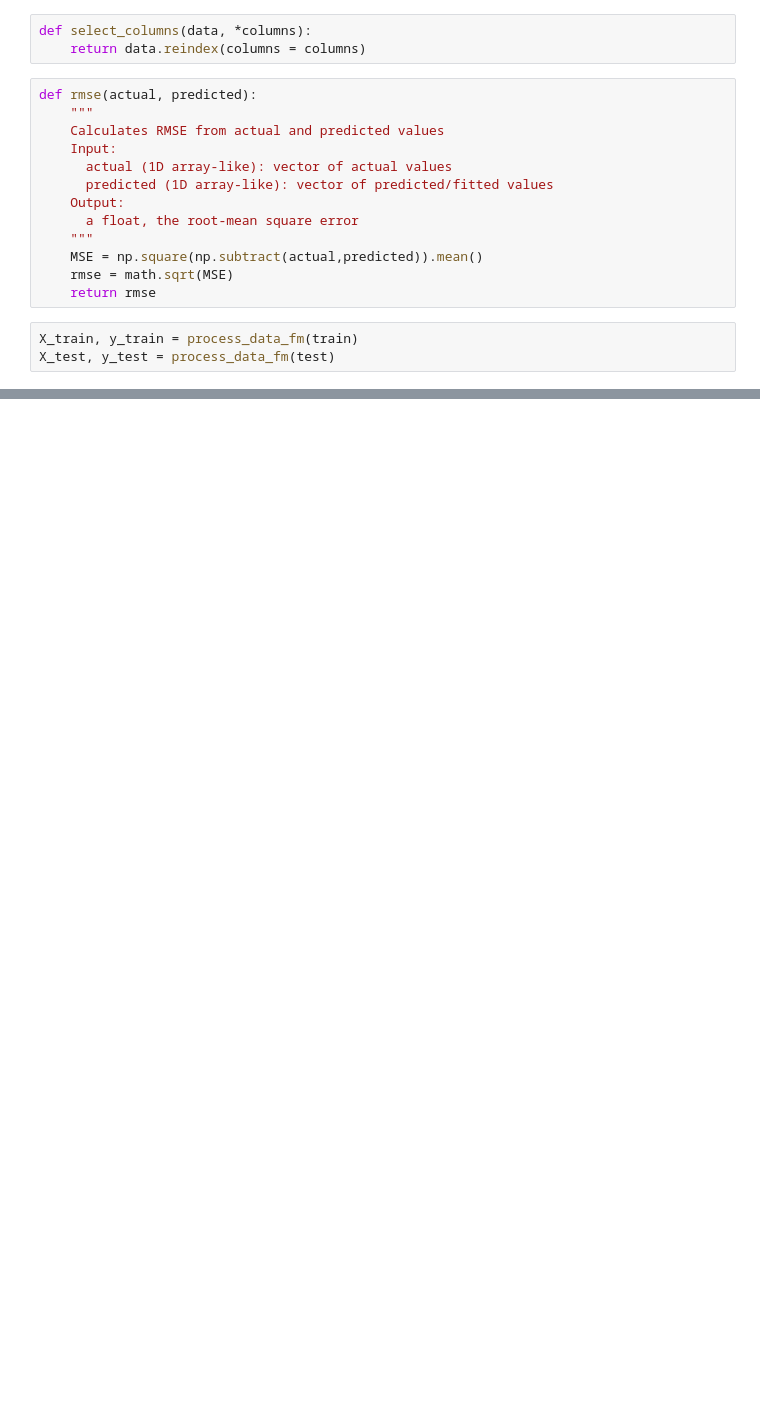
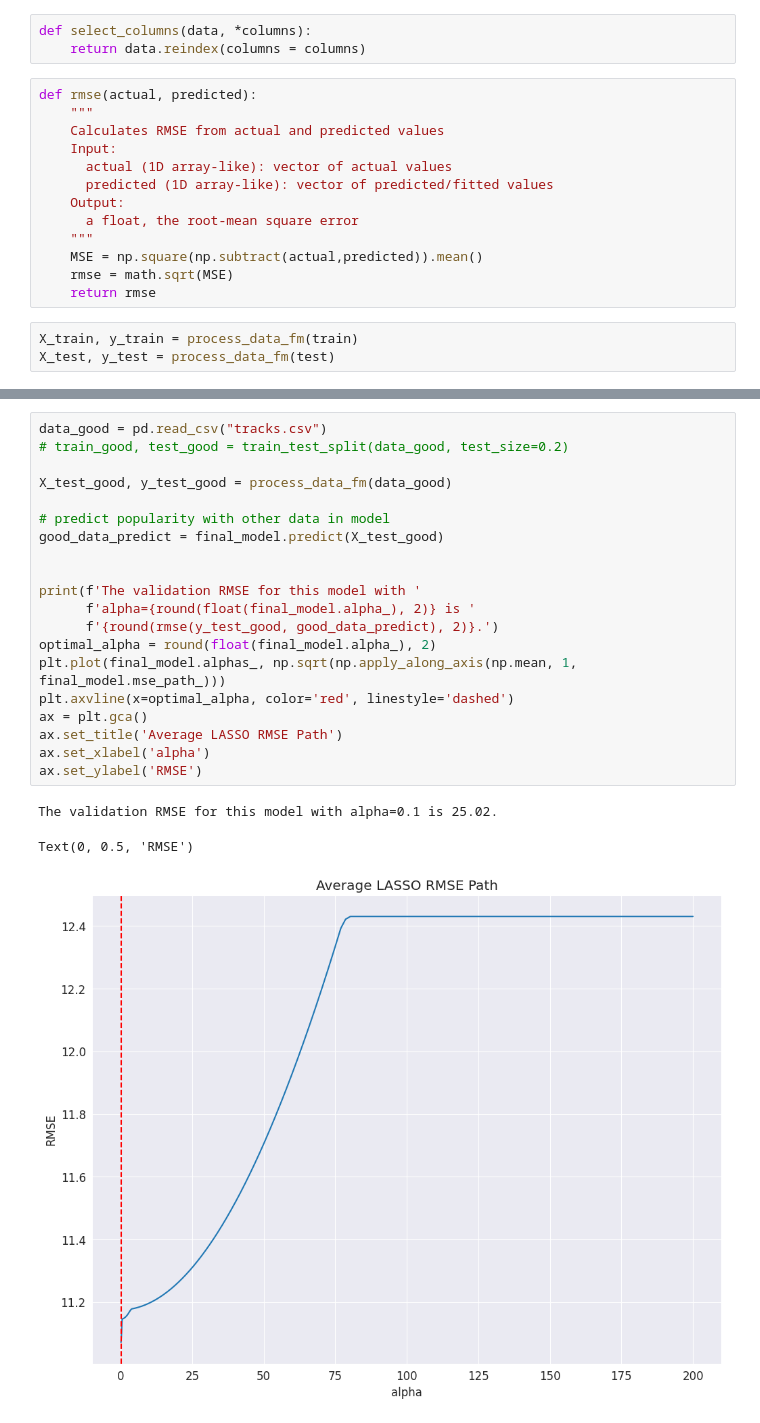
Before and after one commit to mahshidghaffari/Data_Madness, a Jupyter notebook: modeling/first.ipynb, the cells around one changed output, grey strips where cells are left out. Saved outputs shown, nothing was run; the diff lists cells and outputs as text; blank space fills up the shorter version.

```diff
--- a/modeling/first.ipynb
+++ b/modeling/first.ipynb
@@ -112,0 +117,24 @@ Text(0, 0.5, 'RMSE')
+# %%
+data_good = pd.read_csv("tracks.csv")
+# train_good, test_good = train_test_split(data_good, test_size=0.2)
+
+X_test_good, y_test_good = process_data_fm(data_good)
+
+# predict popularity with other data in model
+good_data_predict = final_model.predict(X_test_good)
+
+
+print(f'The validation RMSE for this model with '
+      f'alpha={round(float(final_model.alpha_), 2)} is '
+      f'{round(rmse(y_test_good, good_data_predict), 2)}.')
+optimal_alpha = round(float(final_model.alpha_), 2)
+plt.plot(final_model.alphas_, np.sqrt(np.apply_along_axis(np.mean, 1, final_model.mse_path_)))
+plt.axvline(x=optimal_alpha, color='red', linestyle='dashed')
+ax = plt.gca()
+ax.set_title('Average LASSO RMSE Path')
+ax.set_xlabel('alpha')
+ax.set_ylabel('RMSE')
+# %% [output]
+The validation RMSE for this model with alpha=0.1 is 25.02.
+Text(0, 0.5, 'RMSE')
+[figure, added]
```
Also changed, not shown: parts of 7 cells of this notebook.
